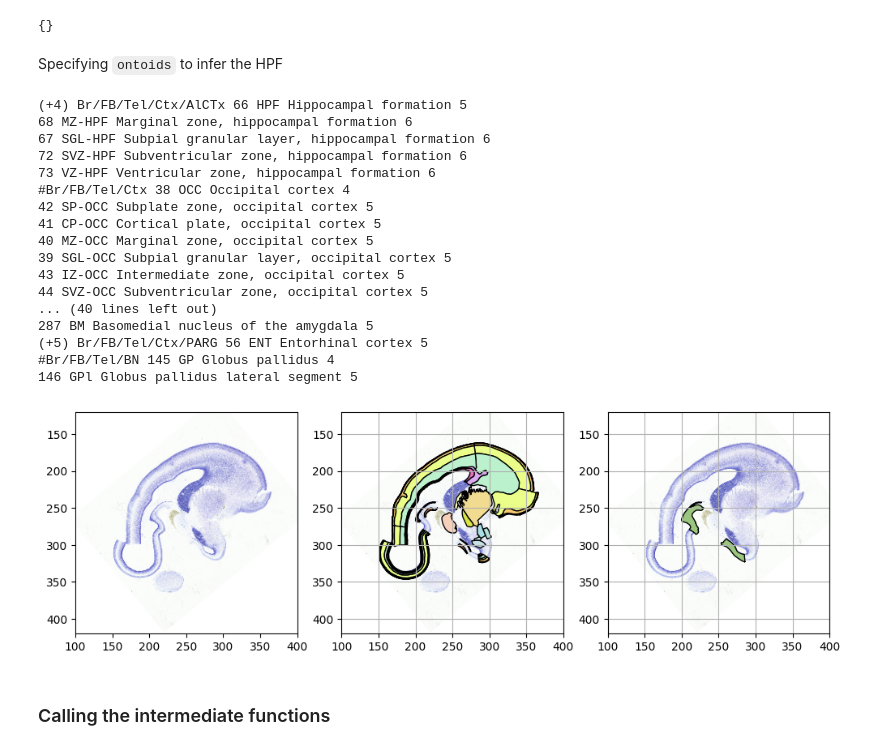
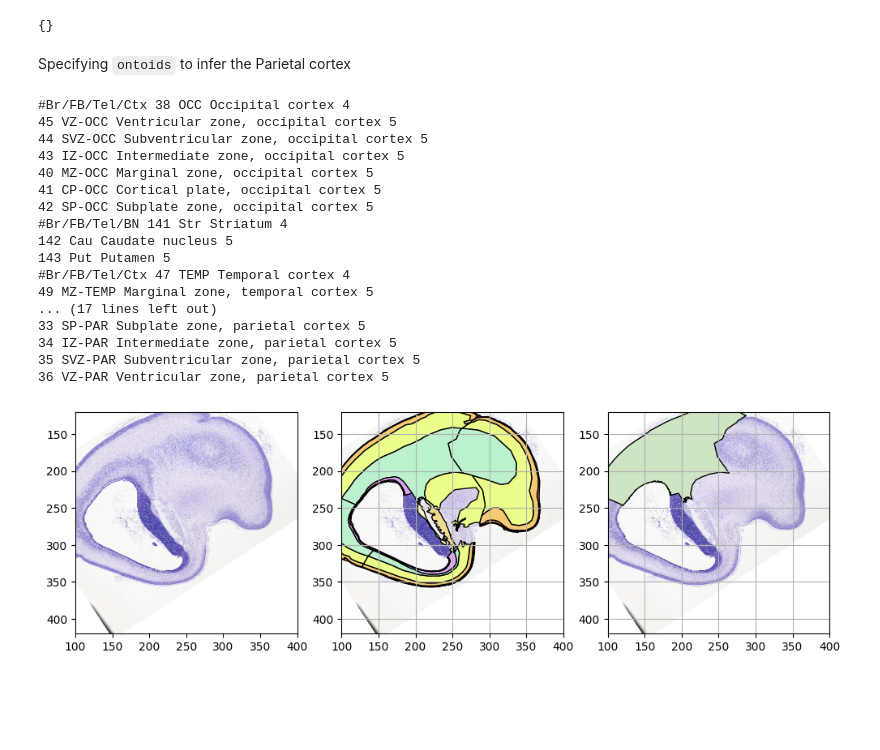
Before and after one commit to SGBC-IITM/DHARANI_data_tutorial, a Jupyter notebook: notebooks/dharani_sample.ipynb, the cells around one changed output. Drawn from its saved outputs; the diff is of its cells as text; code cells hidden in the pictures; blank space fills up the shorter version.

```diff
--- a/notebooks/dharani_sample.ipynb
+++ b/notebooks/dharani_sample.ipynb
@@ -7,7 +12,7 @@ from dharani_functions import DharaniHelper
 # %% [markdown]
 ### Image and annotation access with DharaniHelper
 # %%
-helper = DharaniHelper(specimennum=1,downsample=7)
+helper = DharaniHelper(specimennum=2,downsample=7)
 # %%
 DharaniHelper?
 # %% [output]
@@ -34,2 +38,2 @@ secnumbers[:5]
 # %%
-secnum = 1009
+secnum = 373
@@ -249,27 +306,25 @@ superannot
 # %% [output]
 {}
 # %% [markdown]
-Specifying `ontoids` to infer the HPF
+Specifying `ontoids` to infer the Parietal cortex
 # %%
-displayedids, superannot = display_annotation(im_arr,annot, ontohelper_dharani, selectedlev=5, ontoids=[66], axislimit=axlimit)
+displayedids, superannot = display_annotation(im_arr,annot, ontohelper_dharani, selectedlev=5, ontoids=[29], axislimit=axlimit)
 # %% [output]
-(+4) Br/FB/Tel/Ctx/AlCTx 66 HPF Hippocampal formation 5
-68 MZ-HPF Marginal zone, hippocampal formation 6
-67 SGL-HPF Subpial granular layer, hippocampal formation 6
-72 SVZ-HPF Subventricular zone, hippocampal formation 6
-73 VZ-HPF Ventricular zone, hippocampal formation 6
 #Br/FB/Tel/Ctx 38 OCC Occipital cortex 4
+45 VZ-OCC Ventricular zone, occipital cortex 5
+44 SVZ-OCC Subventricular zone, occipital cortex 5
+43 IZ-OCC Intermediate zone, occipital cortex 5
+40 MZ-OCC Marginal zone, occipital cortex 5
+41 CP-OCC Cortical plate, occipital cortex 5
 42 SP-OCC Subplate zone, occipital cortex 5
-41 CP-OCC Cortical plate, occipital cortex 5
-40 MZ-OCC Marginal zone, occipital cortex 5
-39 SGL-OCC Subpial granular layer, occipital cortex 5
-43 IZ-OCC Intermediate zone, occipital cortex 5
-44 SVZ-OCC Subventricular zone, occipital cortex 5
-... (40 lines left out)
-287 BM Basomedial nucleus of the amygdala 5
-(+5) Br/FB/Tel/Ctx/PARG 56 ENT Entorhinal cortex 5
-#Br/FB/Tel/BN 145 GP Globus pallidus 4
-146 GPl Globus pallidus lateral segment 5
+#Br/FB/Tel/BN 141 Str Striatum 4
+142 Cau Caudate nucleus 5
+143 Put Putamen 5
+#Br/FB/Tel/Ctx 47 TEMP Temporal cortex 4
+49 MZ-TEMP Marginal zone, temporal cortex 5
+... (17 lines left out)
+33 SP-PAR Subplate zone, parietal cortex 5
+34 IZ-PAR Intermediate zone, parietal cortex 5
+35 SVZ-PAR Subventricular zone, parietal cortex 5
+36 VZ-PAR Ventricular zone, parietal cortex 5
-[figure, old version]
+[figure, new version]
-# %% [markdown]
-### Calling the intermediate functions
```
Also changed, not shown: parts of 76 cells of this notebook, 12 other files.
